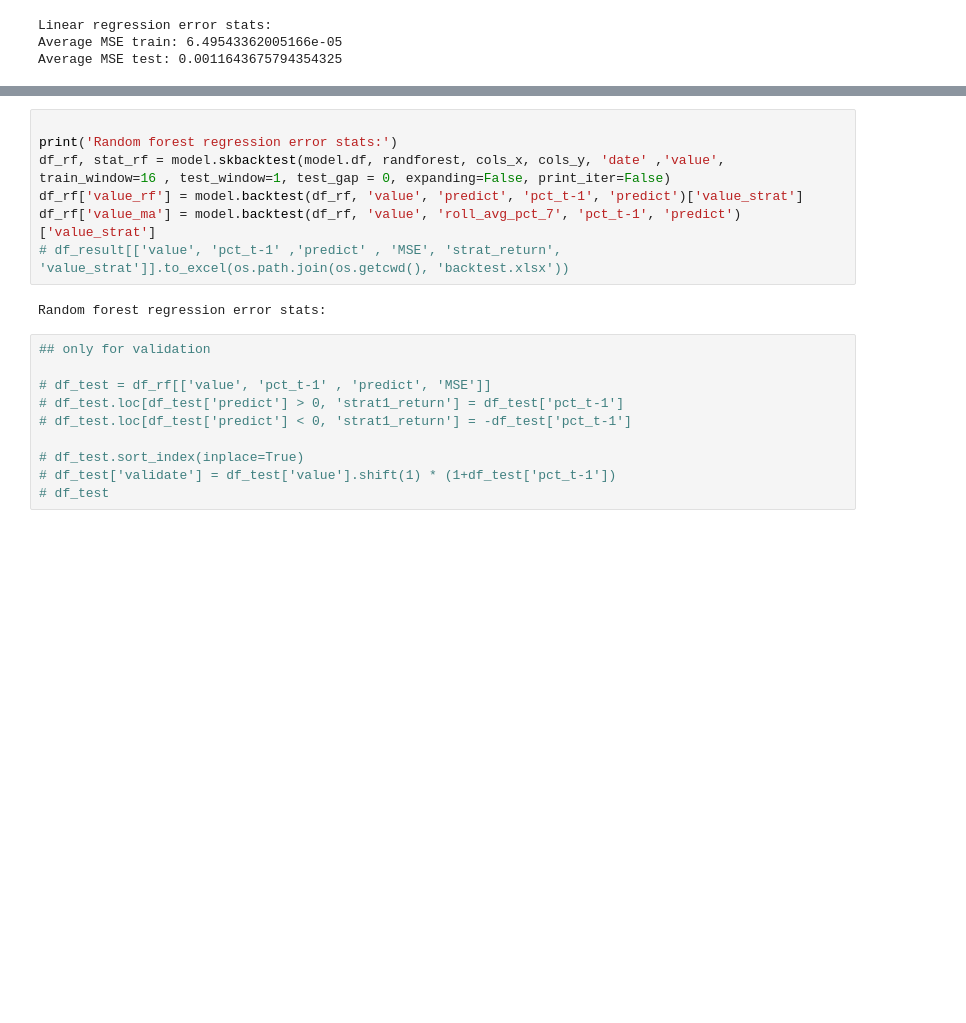
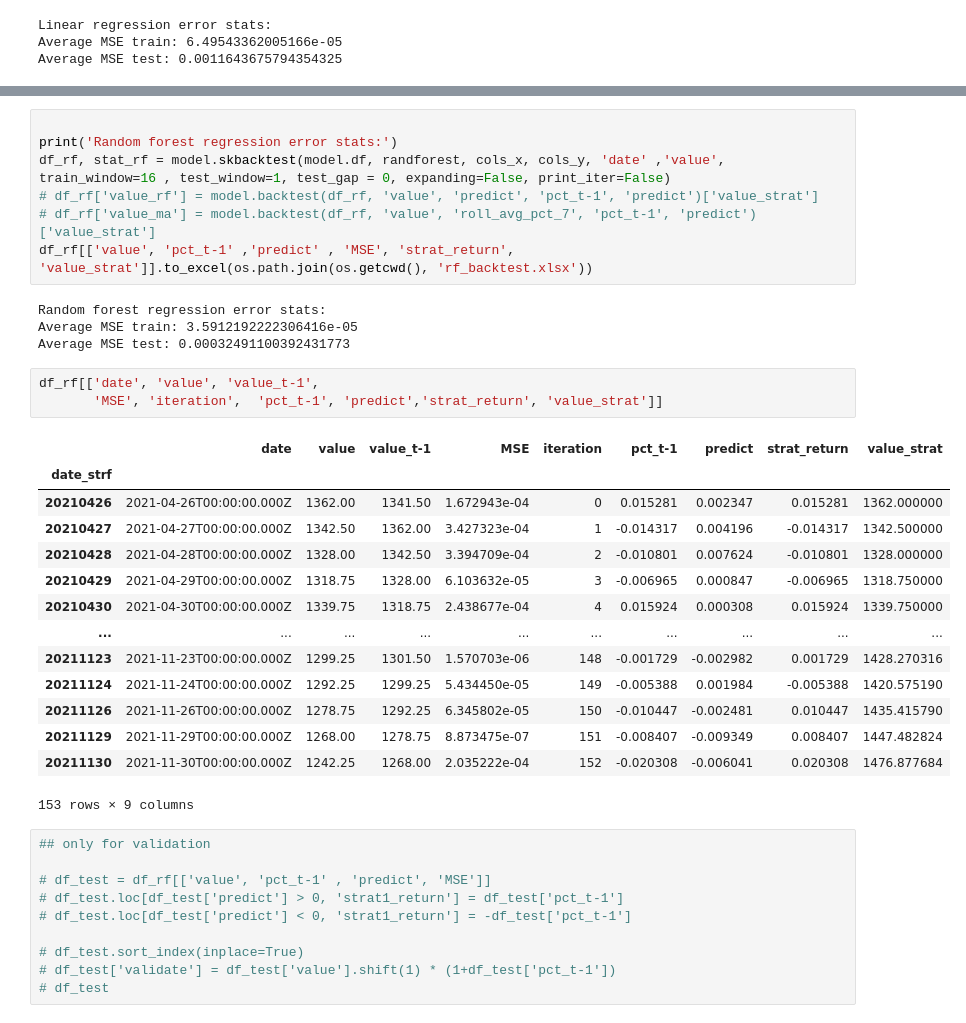
Before and after one commit to kimzwegz/commodity, a Jupyter notebook: commod.ipynb, the cells around one changed output, grey strips where cells are left out. Saved outputs shown, nothing was run; the diff lists cells and outputs as text; blank space fills up the shorter version.

```diff
--- a/commod.ipynb
+++ b/commod.ipynb
@@ -219,11 +219,31 @@ Average MSE test: 0.00044991865961163267
 
 print('Random forest regression error stats:')
 df_rf, stat_rf = model.skbacktest(model.df, randforest, cols_x, cols_y, 'date' ,'value', train_window=16 , test_window=1, test_gap = 0, expanding=False, print_iter=False)
-df_rf['value_rf'] = model.backtest(df_rf, 'value', 'predict', 'pct_t-1', 'predict')['value_strat']
-df_rf['value_ma'] = model.backtest(df_rf, 'value', 'roll_avg_pct_7', 'pct_t-1', 'predict')['value_strat']
-# df_result[['value', 'pct_t-1' ,'predict' , 'MSE', 'strat_return', 'value_strat']].to_excel(os.path.join(os.getcwd(), 'backtest.xlsx'))
+# df_rf['value_rf'] = model.backtest(df_rf, 'value', 'predict', 'pct_t-1', 'predict')['value_strat']
+# df_rf['value_ma'] = model.backtest(df_rf, 'value', 'roll_avg_pct_7', 'pct_t-1', 'predict')['value_strat']
+df_rf[['value', 'pct_t-1' ,'predict' , 'MSE', 'strat_return', 'value_strat']].to_excel(os.path.join(os.getcwd(), 'rf_backtest.xlsx'))
 # %% [output]
 Random forest regression error stats:
+Average MSE train: 3.5912192222306416e-05
+Average MSE test: 0.00032491100392431773
+# %%
+df_rf[['date', 'value', 'value_t-1',
+       'MSE', 'iteration',  'pct_t-1', 'predict','strat_return', 'value_strat']]
+# %% [output]
+|  | date | value | value_t-1 | MSE | iteration | pct_t-1 | predict | strat_return | value_strat |
+| date_strf |  |  |  |  |  |  |  |  |  |
+| 20210426 | 2021-04-26T00:00:00.000Z | 1362.00 | 1341.50 | 1.672943e-04 | 0 | 0.015281 | 0.002347 | 0.015281 | 1362.000000 |
+| 20210427 | 2021-04-27T00:00:00.000Z | 1342.50 | 1362.00 | 3.427323e-04 | 1 | -0.014317 | 0.004196 | -0.014317 | 1342.500000 |
+| 20210428 | 2021-04-28T00:00:00.000Z | 1328.00 | 1342.50 | 3.394709e-04 | 2 | -0.010801 | 0.007624 | -0.010801 | 1328.000000 |
+| 20210429 | 2021-04-29T00:00:00.000Z | 1318.75 | 1328.00 | 6.103632e-05 | 3 | -0.006965 | 0.000847 | -0.006965 | 1318.750000 |
+| 20210430 | 2021-04-30T00:00:00.000Z | 1339.75 | 1318.75 | 2.438677e-04 | 4 | 0.015924 | 0.000308 | 0.015924 | 1339.750000 |
+| ... | ... | ... | ... | ... | ... | ... | ... | ... | ... |
+| 20211123 | 2021-11-23T00:00:00.000Z | 1299.25 | 1301.50 | 1.570703e-06 | 148 | -0.001729 | -0.002982 | 0.001729 | 1428.270316 |
+| 20211124 | 2021-11-24T00:00:00.000Z | 1292.25 | 1299.25 | 5.434450e-05 | 149 | -0.005388 | 0.001984 | -0.005388 | 1420.575190 |
+| 20211126 | 2021-11-26T00:00:00.000Z | 1278.75 | 1292.25 | 6.345802e-05 | 150 | -0.010447 | -0.002481 | 0.010447 | 1435.415790 |
+| 20211129 | 2021-11-29T00:00:00.000Z | 1268.00 | 1278.75 | 8.873475e-07 | 151 | -0.008407 | -0.009349 | 0.008407 | 1447.482824 |
+| 20211130 | 2021-11-30T00:00:00.000Z | 1242.25 | 1268.00 | 2.035222e-04 | 152 | -0.020308 | -0.006041 | 0.020308 | 1476.877684 |
+153 rows × 9 columns
 # %%
 ## only for validation
 
```
Also changed, not shown: parts of 4 cells of this notebook.
